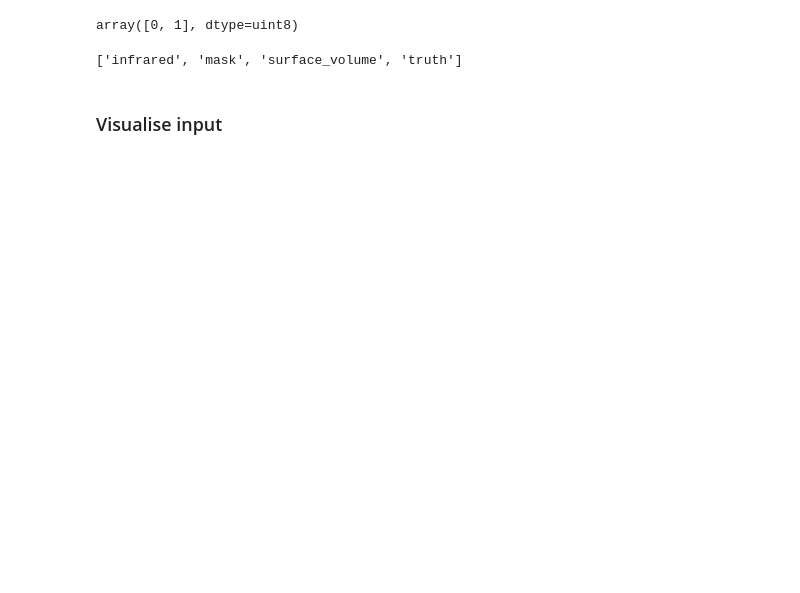
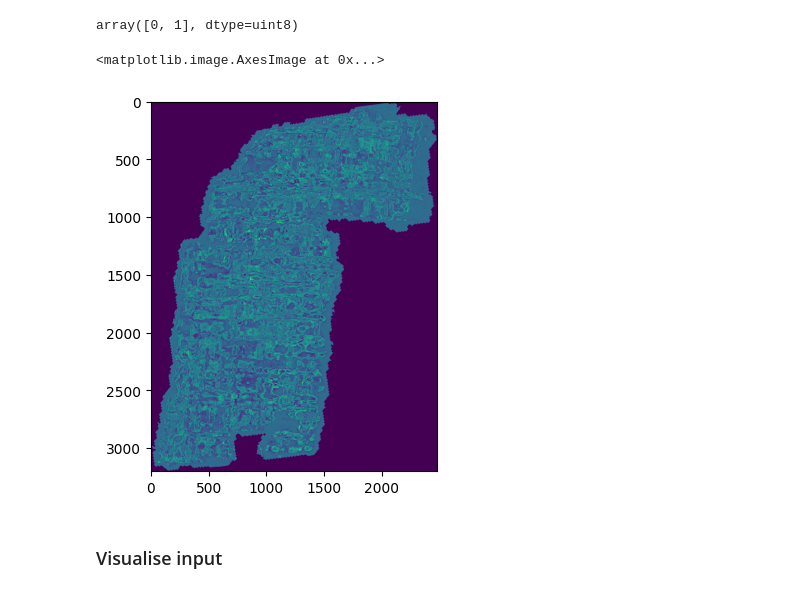
Before and after one commit to fummicc1/kaggle-ink-detection, a Jupyter notebook: 3d-resnet-train.ipynb, the cells around one changed output. Cells and saved outputs as stored; diff of their text form; code cells hidden in the pictures; blank space fills up the shorter version.

```diff
--- a/3d-resnet-train.ipynb
+++ b/3d-resnet-train.ipynb
@@ -96,5 +106,31 @@ def calculate_mean_std(volume):
     std_0 = np.std(volume, axis=0)
     std_1 = np.std(std_0, axis=0)
     return mean_1, std_1
+# %%
+def read_image(mode, fragment_id):
+    images = []
+
+    # idxs = range(65)
+    start = 0
+    end = 65
+    idxs = range(start, end)
+
+    for i in tqdm(idxs):
+        image = cv2.imread(COMP_DATASET_PATH + f"{mode}/{fragment_id}/surface_volume/{i:02}.tif", -1)
+        # image = cv2.imread(CFG.comp_dataset_path + f"{mode}/{fragment_id}/surface_volume/{i:02}.tif", 0)
+
+        # print(image.max())
+        image = resize(image).astype(np.uint16)
+        # print(image.max())
+
+        # pad0 = (CROP_SIZE - image.shape[0] % CROP_SIZE)
+        # pad1 = (CROP_SIZE - image.shape[1] % CROP_SIZE)
+
+        # image = np.pad(image, [(0, pad0), (0, pad1)], constant_values=0)
+        # print(image.max())
+        images.append(image)
+    images = np.stack(images, axis=2, dtype=np.uint16)
+    # print(images.max())
+    return images
 # %%
 FRAGMENTS_ZARR = {
@@ -176,8 +201,9 @@ def fetch_fragment(id: str, z1=None, z2=None, key: str = "surface_volume"):
         return img.astype(np.uint8)
-# %%
-list(FRAGMENTS_ZARR["1"].array_keys())
-# %% [output]
-['infrared', 'mask', 'surface_volume', 'truth']
+# %%
+plt.imshow(FRAGMENTS_ZARR["1"]["surface_volume"][:,:,0])
+# %% [output]
+<matplotlib.image.AxesImage at 0x...>
+[figure, added]
 # %% [markdown]
 ### Visualise input
 # %%
```
Also changed, not shown: parts of 18 cells of this notebook.
